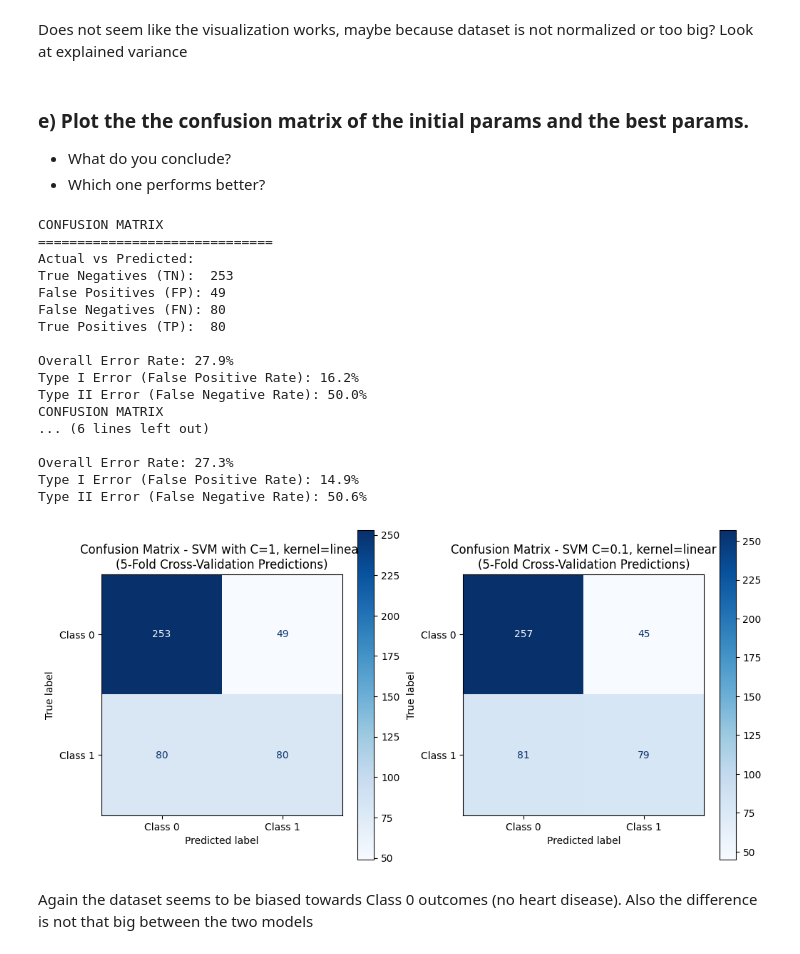
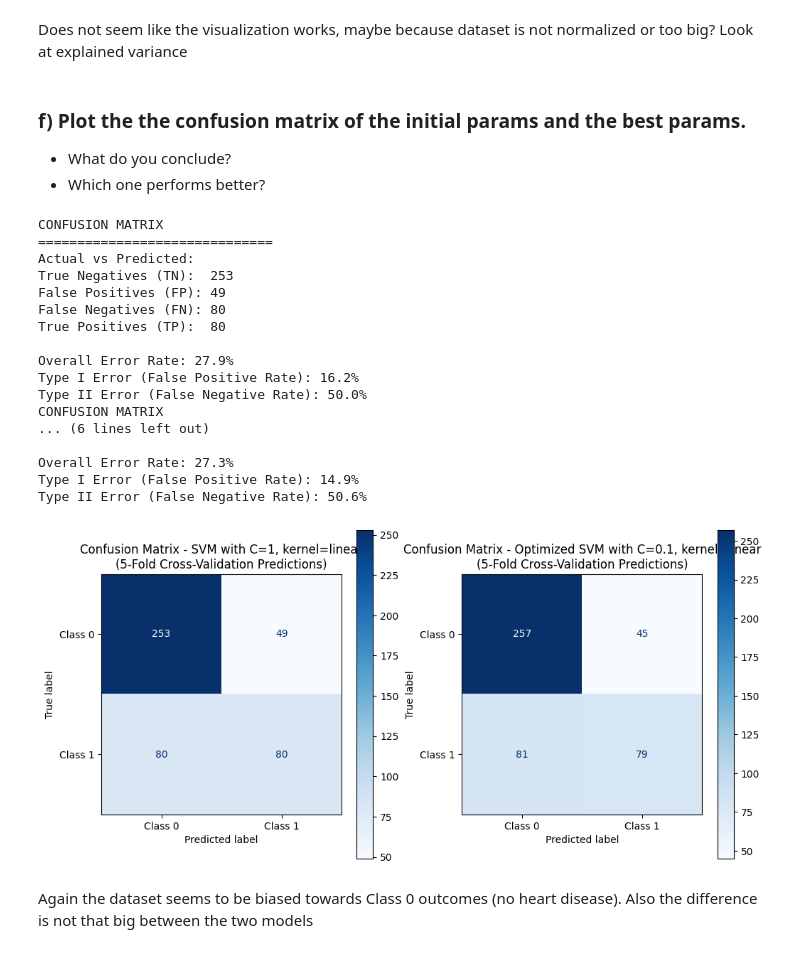
Before and after one commit to Jamoser123/PNR_Advanced_DataScience, a Jupyter notebook: 6_Classification/Exercise_5_Classification.ipynb, the cells around one changed output. Saved outputs shown, nothing was run; the diff lists cells and outputs as text; code cells hidden in the pictures.

```diff
--- a/6_Classification/Exercise_5_Classification.ipynb
+++ b/6_Classification/Exercise_5_Classification.ipynb
@@ -510,0 +522,6 @@ Best Model: SVM C=0.1, kernel=linear
+# %%
+# Perform SVM with C=0.1, linear kernel and cross validation
+svm_model_optimized = SVC(C=0.1, kernel='linear', random_state=42, probability=True)
+scores_optimized = cross_val_score(svm_model_optimized, X, y, cv=5, scoring='accuracy')
+print(f"SVM Scores: {scores_optimized}")
+print(f"SVM Accuracy: {scores_optimized.mean():.4f} ± {scores_optimized.std():.4f}")
@@ -527,7 +547,7 @@ plot_projection(X_reduced, y, title='UMAP Projection of SVM Data',
 # %% [markdown]
 Does not seem like the visualization works, maybe because dataset is not normalized or too big? Look at explained variance
 # %% [markdown]
-### e) Plot the the confusion matrix of the initial params and the best params.
+### f) Plot the the confusion matrix of the initial params and the best params.
 - What do you conclude?
 - Which one performs better?
 # %%
@@ -535,27 +555,27 @@ Does not seem like the visualization works, maybe because dataset is not normali
 # %%
 # Plot the two confusion matrices in one plot
 fig, ax = plt.subplots(1, 2, figsize=(12, 6))
 evaluate_confusion_matrix(X, y, svm_model_initial, model_name="SVM with C=1, kernel=linear", ax=ax[0])
-evaluate_confusion_matrix(X, y, best_model, model_name=best_model_name, ax=ax[1])
+evaluate_confusion_matrix(X, y, svm_model_optimized, model_name="Optimized SVM with C=0.1, kernel=linear", ax=ax[1])
 # %% [output]
 CONFUSION MATRIX
 ==============================
 Actual vs Predicted:
 True Negatives (TN):  253
 False Positives (FP): 49
 False Negatives (FN): 80
 True Positives (TP):  80
 
 Overall Error Rate: 27.9%
 Type I Error (False Positive Rate): 16.2%
 Type II Error (False Negative Rate): 50.0%
 CONFUSION MATRIX
 ... (6 lines left out)
 
 Overall Error Rate: 27.3%
 Type I Error (False Positive Rate): 14.9%
 Type II Error (False Negative Rate): 50.6%
-[figure, old version]
+[figure, new version]
 # %% [markdown]
 Again the dataset seems to be biased towards Class 0 outcomes (no heart disease). Also the difference is not that big between the two models
 # %% [markdown]
```
Also changed, not shown: parts of 61 cells of this notebook, 6 other files.
